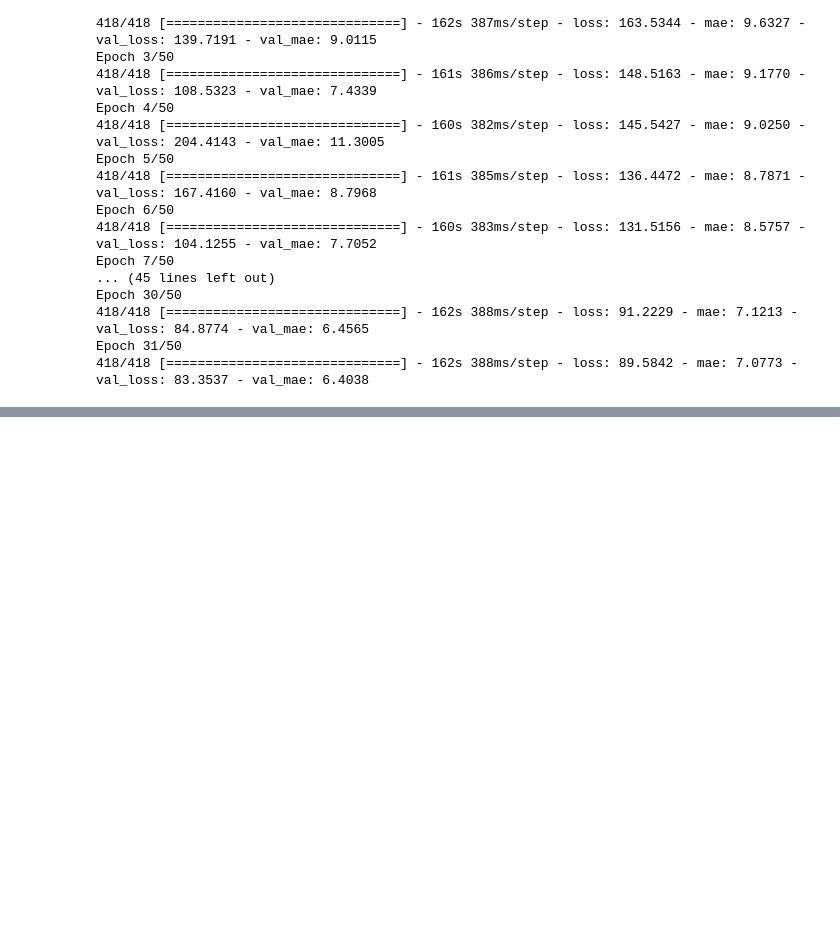
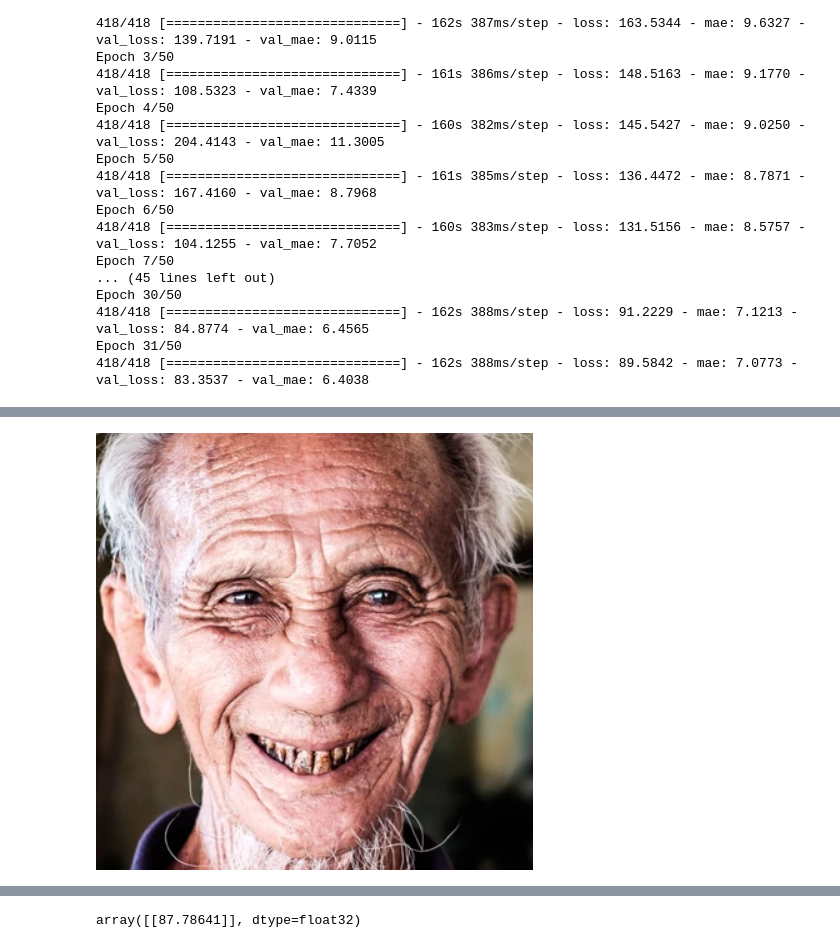
Before and after one commit to Lapantufla/ComputerVision, a Jupyter notebook: age_prediction.ipynb, the cells around one changed output, grey strips where cells are left out. Cells and saved outputs as stored; diff of their text form; code cells hidden in the pictures; blank space fills up the shorter version.

```diff
--- a/age_prediction.ipynb
+++ b/age_prediction.ipynb
@@ -432,0 +463,4 @@ array([[105.935646]], dtype=float32)
+# %%
+cargar_foto(path_photo7, model_v3)
+# %% [output]
+[figure, added]
@@ -432,0 +469 @@ array([[105.935646]], dtype=float32)
+array([[87.78641]], dtype=float32)
```
Also changed, not shown: parts of 15 cells of this notebook.
